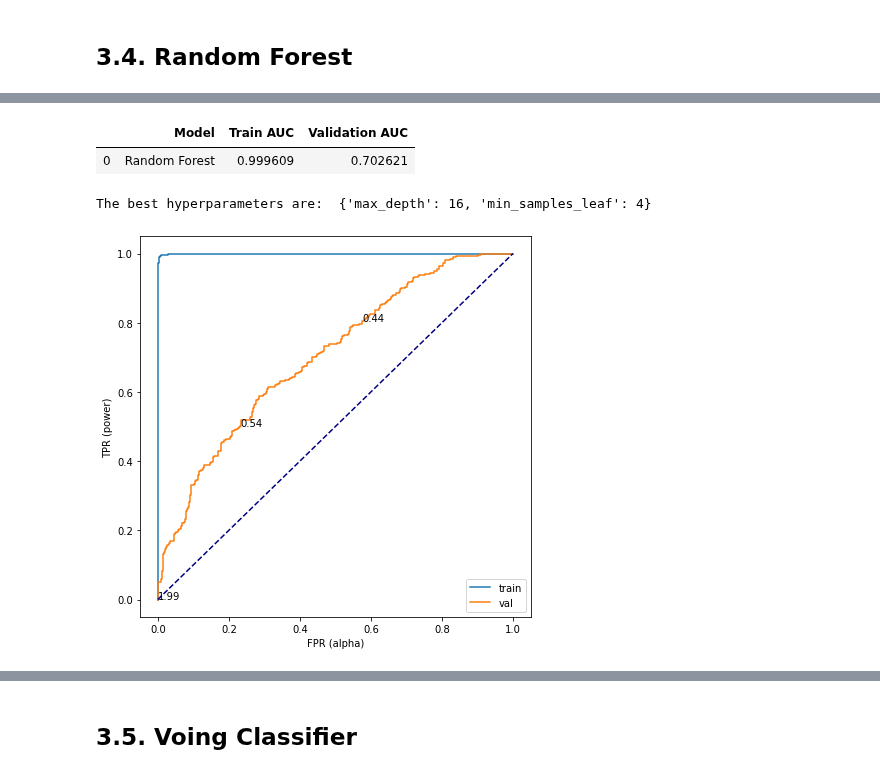
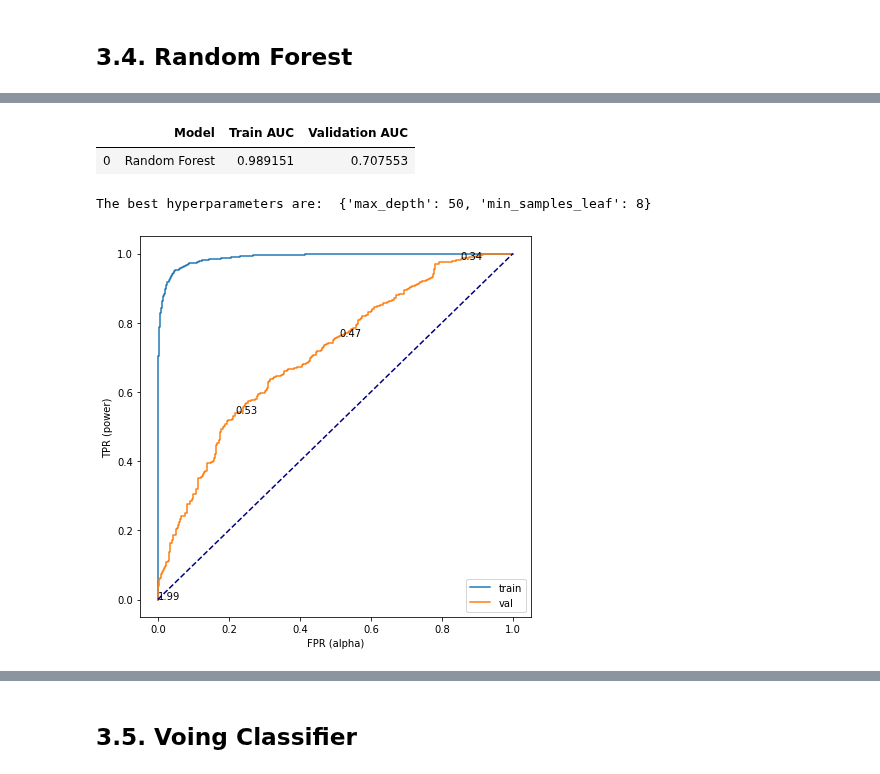
Before and after one commit to ravimalde/ufc_fight_predictor, a Jupyter notebook: modelling2.ipynb, the cells around one changed output, grey strips where cells are left out. Drawn from its saved outputs; the diff is of its cells as text; code cells hidden in the pictures.

```diff
--- a/modelling2.ipynb
+++ b/modelling2.ipynb
@@ -114,10 +78,0 @@ X_test[['age_x','age_y']] = scaler_age.transform(X_test[['age_x','age_y']])
-# %%
-scaler_str_landed_per_min = StandardScaler()
-str_landed_per_min_series = pd.DataFrame(pd.concat([X_train['str_landed_per_min_x'], X_train['str_landed_per_min_y']], ignore_index=True))
-scaler_str_landed_per_min.fit_transform(age_series)
-X_train[['str_landed_per_min_x','str_landed_per_min_y']] = scaler.fit_transform(X_train[['str_landed_per_min_x','str_landed_per_min_y']])
-X_val[['str_landed_per_min_x','str_landed_per_min_y']] = scaler.transform(X_val[['str_landed_per_min_x','str_landed_per_min_y']])
-X_test[['str_landed_per_min_x','str_landed_per_min_y']] = scaler.transform(X_test[['str_landed_per_min_x','str_landed_per_min_y']])
-# %%
-X_val[x_cols] = scaler.transform(X_val[x_cols])
-X_val[y_cols] = scaler.transform(X_val[y_cols])
@@ -127,2 +79,13 @@ X_test[y_cols] = scaler.transform(X_test[y_cols])
+# %%
+scaler = RobustScaler()
+# %%
+X_train[x_num_cols] = scaler.fit_transform(X_train[x_num_cols])
+X_train[y_num_cols] = scaler.transform(X_train[y_num_cols])
+
+X_val[x_num_cols] = scaler.transform(X_val[x_num_cols])
+X_val[y_num_cols] = scaler.transform(X_val[y_num_cols])
+
+X_test[x_num_cols] = scaler.transform(X_test[x_num_cols])
+X_test[y_num_cols] = scaler.transform(X_test[y_num_cols])
 # %%
 dump(scaler, open('scaler.pkl', 'wb'))
@@ -201,13 +220,13 @@ rand_forr.opt_plots()
 # %%
 rand_forr2 = Classification("Random Forest", X_train, X_val, y_train, y_val)
 # %%
-param_grid = {'max_depth':range(10,21,1),'min_samples_leaf':range(1,11,1)}
+param_grid = {'max_depth':range(50,151,5),'min_samples_leaf':range(1,15,1)}
 rand_forr2.get_scores(param_grid, skf)
 # %% [output]
 |  | Model | Train AUC | Validation AUC |
-| 0 | Random Forest | 0.999609 | 0.702621 |
+| 0 | Random Forest | 0.989151 | 0.707553 |
-The best hyperparameters are:  {'max_depth': 16, 'min_samples_leaf': 4}
+The best hyperparameters are:  {'max_depth': 50, 'min_samples_leaf': 8}
-[figure, old version]
+[figure, new version]
 # %%
 rand_forr2.opt_plots()
 # %% [output]
```
Also changed, not shown: parts of 57 cells of this notebook, 7 other files.
